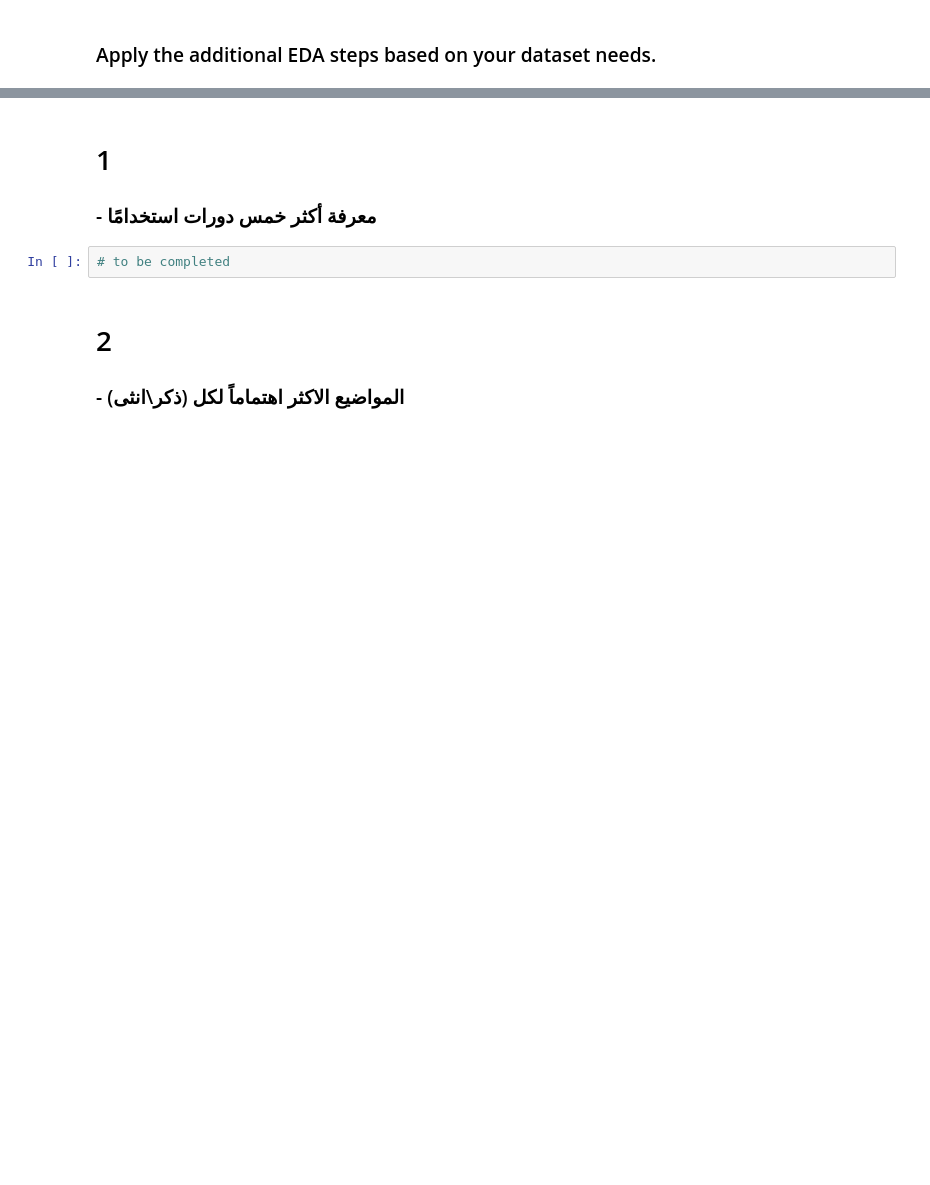
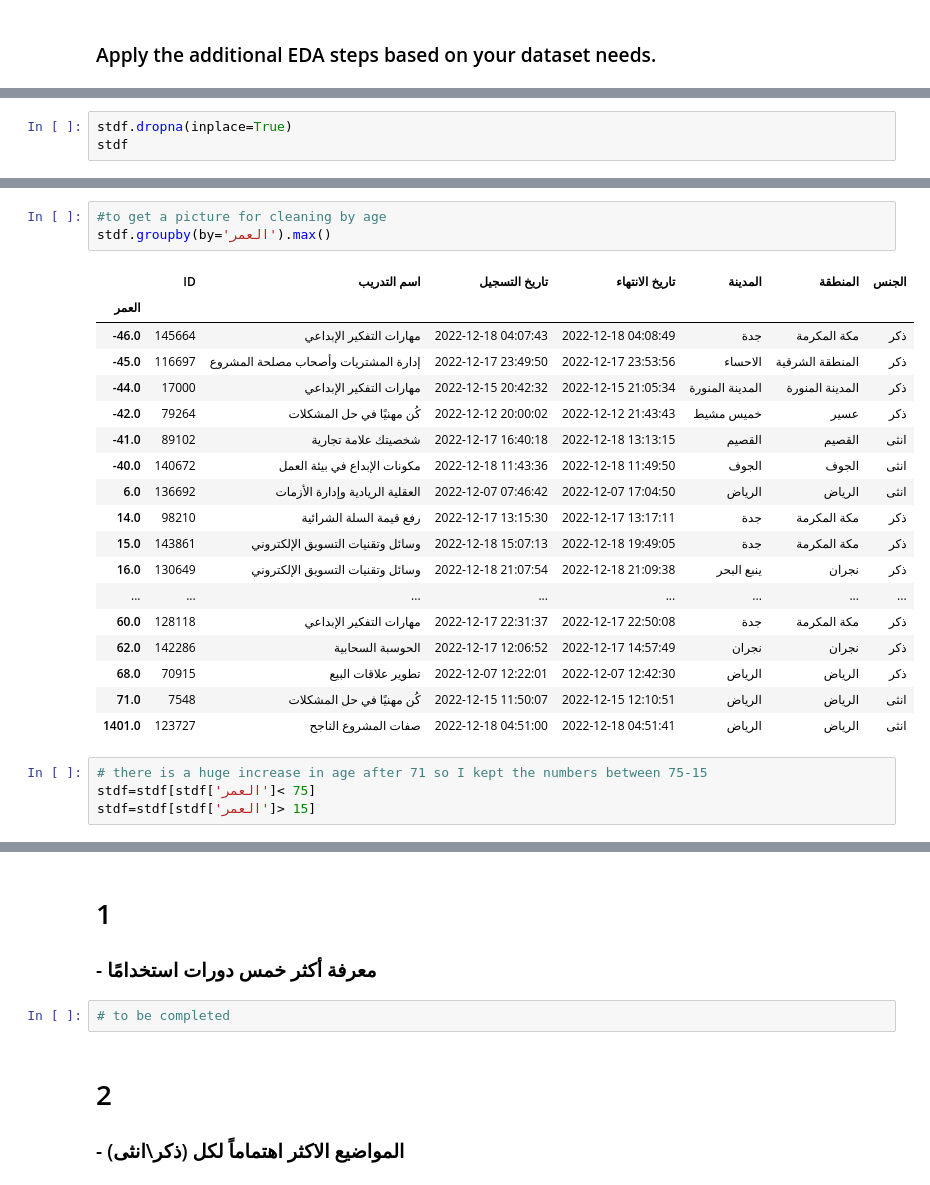
Before and after one commit to MoaathMog/droob-porject, a Jupyter notebook: doroop-proj.ipynb, the cells around one changed output, grey strips where cells are left out. Drawn from its saved outputs; the diff is of its cells as text; blank space fills up the shorter version.

Commit message:
clean data -1

```diff
--- a/doroop-proj.ipynb
+++ b/doroop-proj.ipynb
@@ -62,0 +132,3 @@ group.head(10)
+# %%
+stdf.dropna(inplace=True)
+stdf
@@ -62,0 +149,26 @@ group.head(10)
+# %%
+#to get a picture for cleaning by age
+stdf.groupby(by='العمر').max()
+# %% [output]
+|  | ID | اسم التدريب | تاريخ التسجيل | تاريخ الانتهاء | المدينة | المنطقة | الجنس |
+| العمر |  |  |  |  |  |  |  |
+| -46.0 | 145664 | مهارات التفكير الإبداعي | 2022-12-18 04:07:43 | 2022-12-18 04:08:49 | جدة | مكة المكرمة | ذكر |
+| -45.0 | 116697 | إدارة المشتريات وأصحاب مصلحة المشروع | 2022-12-17 23:49:50 | 2022-12-17 23:53:56 | الاحساء | المنطقة الشرقية | ذكر |
+| -44.0 | 17000 | مهارات التفكير الإبداعي | 2022-12-15 20:42:32 | 2022-12-15 21:05:34 | المدينة المنورة | المدينة المنورة | ذكر |
+| -42.0 | 79264 | كُن مهنيًا في حل المشكلات | 2022-12-12 20:00:02 | 2022-12-12 21:43:43 | خميس مشيط | عسير | ذكر |
+| -41.0 | 89102 | شخصيتك علامة تجارية | 2022-12-17 16:40:18 | 2022-12-18 13:13:15 | القصيم | القصيم | انثى |
+| -40.0 | 140672 | مكونات الإبداع في بيئة العمل | 2022-12-18 11:43:36 | 2022-12-18 11:49:50 | الجوف | الجوف | انثى |
+| 6.0 | 136692 | العقلية الريادية وإدارة الأزمات | 2022-12-07 07:46:42 | 2022-12-07 17:04:50 | الرياض | الرياض | انثى |
+| 14.0 | 98210 | رفع قيمة السلة الشرائية | 2022-12-17 13:15:30 | 2022-12-17 13:17:11 | جدة | مكة المكرمة | ذكر |
+| 15.0 | 143861 | وسائل وتقنيات التسويق الإلكتروني | 2022-12-18 15:07:13 | 2022-12-18 19:49:05 | جدة | مكة المكرمة | ذكر |
+| 16.0 | 130649 | وسائل وتقنيات التسويق الإلكتروني | 2022-12-18 21:07:54 | 2022-12-18 21:09:38 | ينبع البحر | نجران | ذكر |
+| ... | ... | ... | ... | ... | ... | ... | ... |
+| 60.0 | 128118 | مهارات التفكير الإبداعي | 2022-12-17 22:31:37 | 2022-12-17 22:50:08 | جدة | مكة المكرمة | ذكر |
+| 62.0 | 142286 | الحوسبة السحابية | 2022-12-17 12:06:52 | 2022-12-17 14:57:49 | نجران | نجران | ذكر |
+| 68.0 | 70915 | تطوير علاقات البيع | 2022-12-07 12:22:01 | 2022-12-07 12:42:30 | الرياض | الرياض | ذكر |
+| 71.0 | 7548 | كُن مهنيًا في حل المشكلات | 2022-12-15 11:50:07 | 2022-12-15 12:10:51 | الرياض | الرياض | انثى |
+| 1401.0 | 123727 | صفات المشروع الناجح | 2022-12-18 04:51:00 | 2022-12-18 04:51:41 | الرياض | الرياض | انثى |
+# %%
+# there is a huge increase in age after 71 so I kept the numbers between 75-15
+stdf=stdf[stdf['العمر']< 75]
+stdf=stdf[stdf['العمر']> 15]
```
Also changed, not shown: parts of 11 cells of this notebook.
